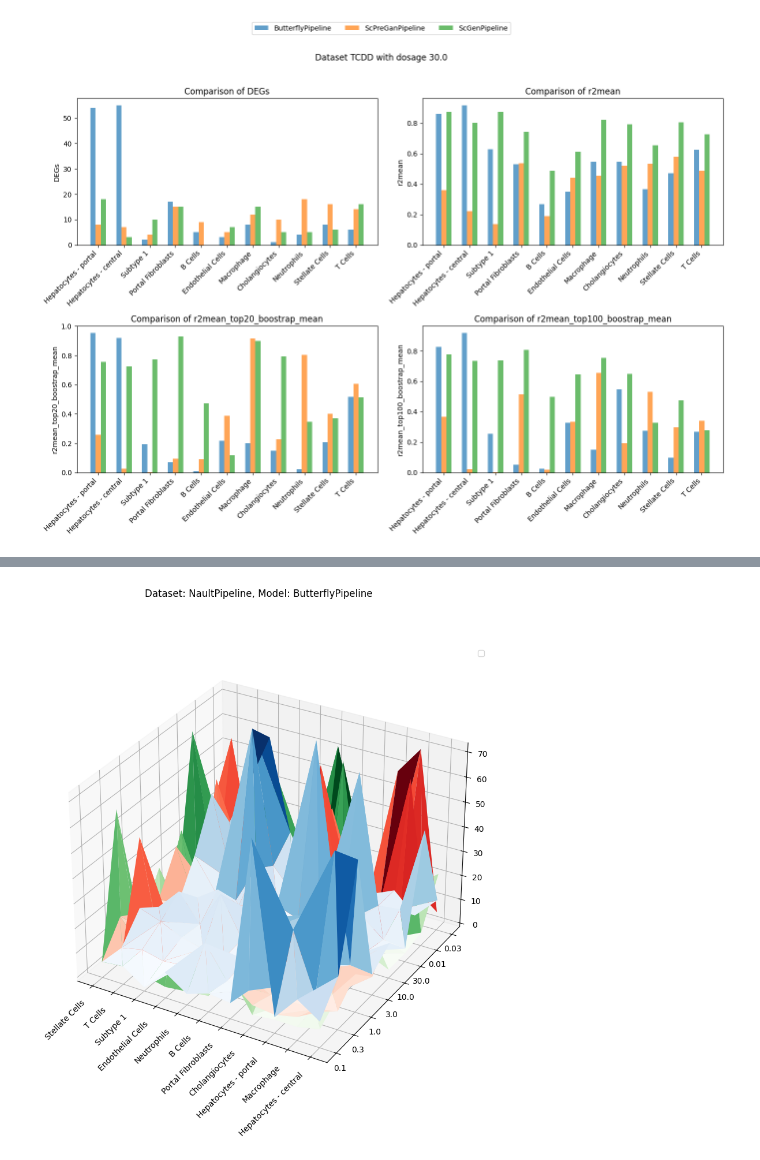
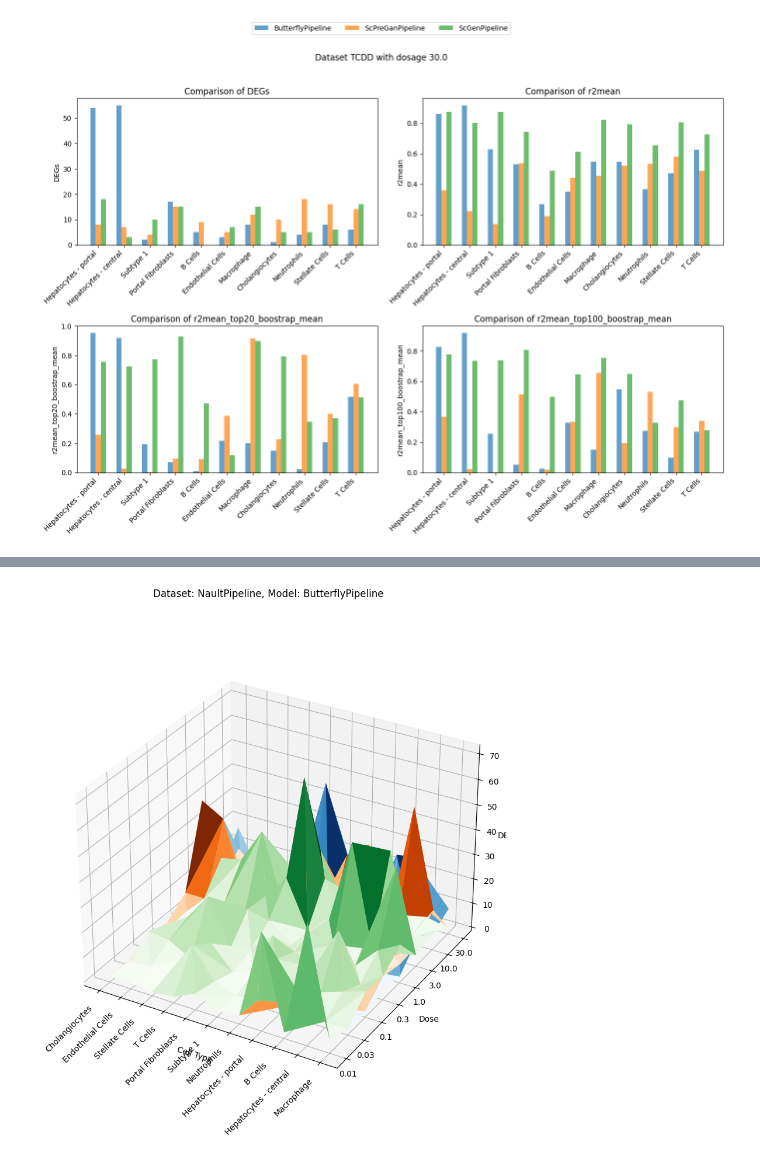
Before and after one commit to thodkatz/thesis, a Jupyter notebook: analysis/analysis.ipynb, the cells around one changed output, grey strips where cells are left out. Drawn from its saved outputs; the diff is of its cells as text; code cells hidden in the pictures.

```diff
--- a/analysis/analysis.ipynb
+++ b/analysis/analysis.ipynb
@@ -113,42 +117,45 @@ from matplotlib.ticker import LinearLocator
 from mpl_toolkits.mplot3d import Axes3D
 
 
-dataset = METRICS_DF[METRICS_DF['dataset'] == 'NaultPipeline']
+dataset = METRICS_DF[METRICS_DF['dataset'] == 'NaultPipeline'].sort_values(by=['dose'])
 
 color_maps = {
     'ButterflyPipeline': cm.Blues,
-    'ScPreGanPipeline': cm.Reds,
+    'ScPreGanPipeline': cm.Oranges,
     'ScGenPipeline': cm.Greens
 }
 
 fig = plt.figure(figsize=(10, 10))
 ax = fig.add_subplot(111, projection='3d')
 
+x_labels = dataset['cell_type_test'].unique().tolist()
+y_labels = dataset['dose'].unique().tolist()
+
 def per_model(model: str):
     dataset_model = dataset[dataset['model'] == model]
-    x_numeric, x_labels = pd.factorize(dataset_model['cell_type_test'])
-    y_numeric, y_labels = pd.factorize(dataset_model['dose'])
-    ax.plot_trisurf(x_numeric, y_numeric, dataset['DEGs'], cmap=color_maps[model], linewidth=0.2)
+    x_numeric, _ = pd.factorize(dataset_model['cell_type_test'])
+    y_numeric, _ = pd.factorize(dataset_model['dose'])
+    ax.plot_trisurf(x_numeric, y_numeric, dataset['DEGs'], cmap=color_maps[model], linewidth=0.1)
 
 per_model('ButterflyPipeline')
 per_model('ScPreGanPipeline')
 per_model('ScGenPipeline')
 
 
-# Set axis labels and original tick labels
-# ax.set_xlabel("Cell Type")
-# ax.set_ylabel("Dose")
-# ax.set_zlabel("DEGs")
+#Set axis labels and original tick labels
+ax.set_xlabel("Cell Type")
+ax.set_ylabel("Dose")
+ax.set_zlabel("DEGs")
 
 # Set original string labels on ticks
 ax.set_xticks(np.arange(len(x_labels)))
 ax.set_xticklabels(x_labels, rotation=45, ha='right', fontsize=10)  # Rotate and adjust font size
 ax.set_yticks(np.arange(len(y_labels)))
 ax.set_yticklabels(y_labels, rotation=0, ha='right', fontsize=10)  # Rotate and adjust font size
 
 fig.suptitle('Dataset: NaultPipeline, Model: ButterflyPipeline')
 
 # Show plot
 plt.show()
 # %% [output]
-[figure, old version]
+[figure, new version]
```
Also changed, not shown: parts of 3 cells of this notebook, 1 other file.
